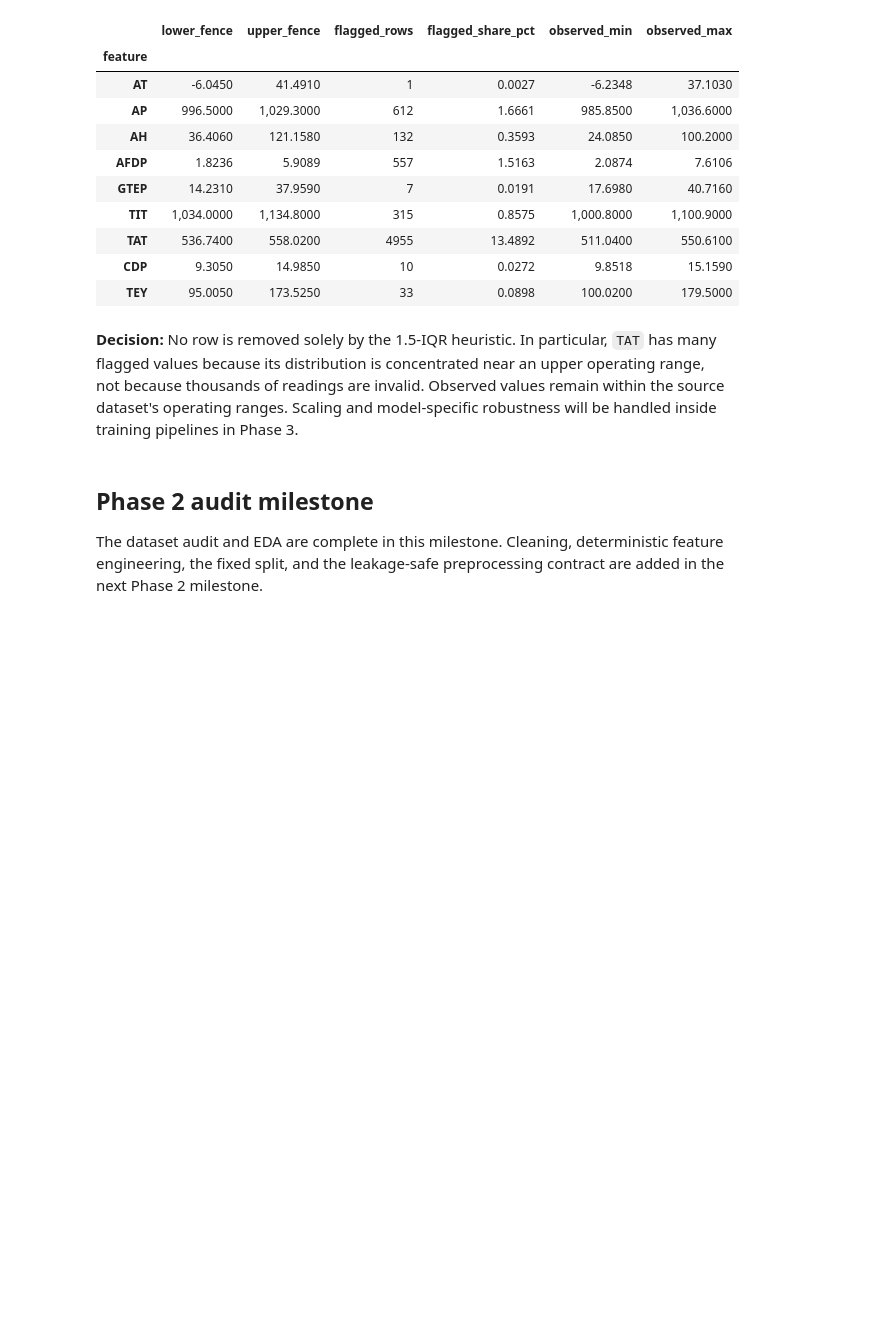
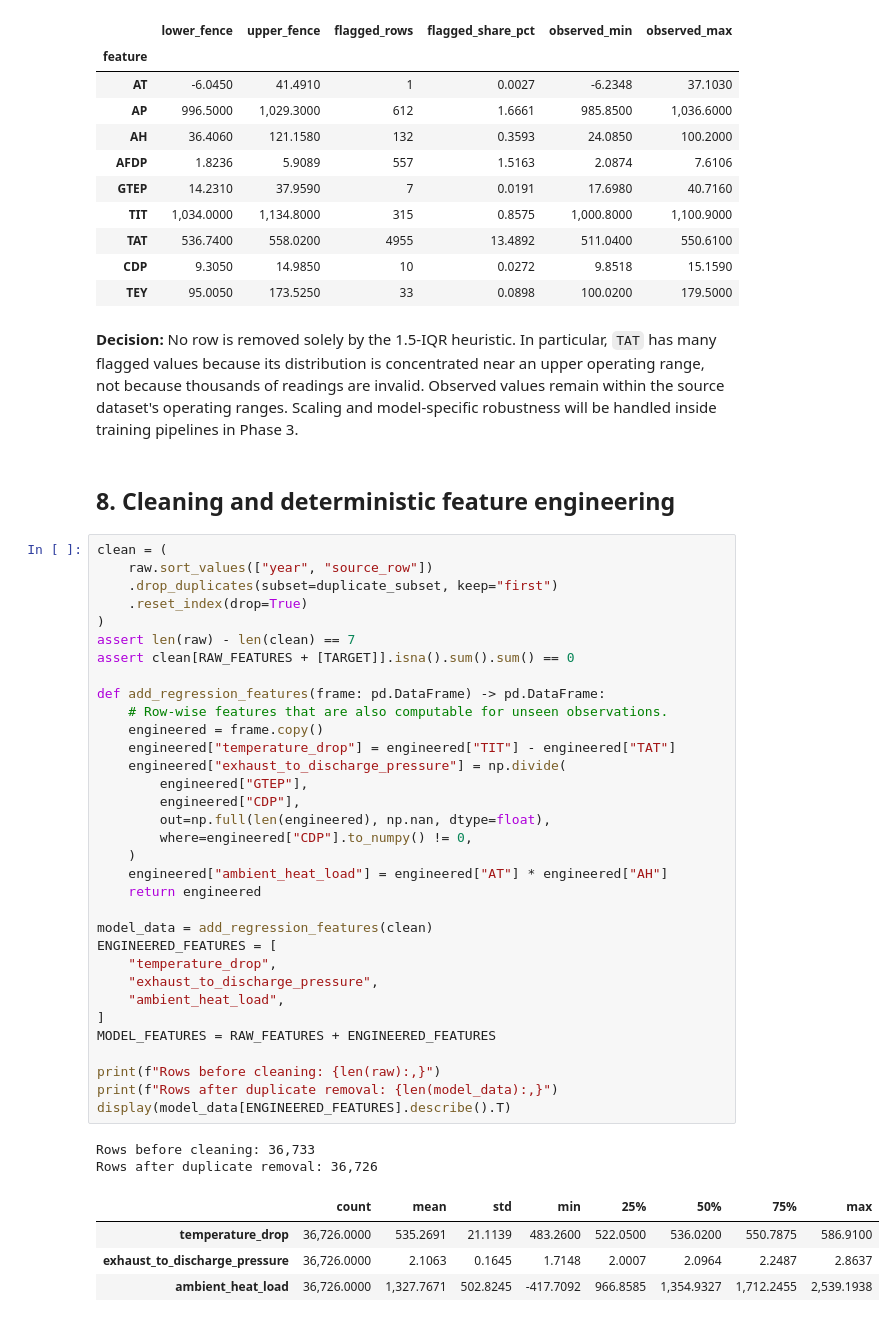
Before and after one commit to Shruhath/23CSE301-ML-Capstone, a Jupyter notebook: notebooks/regression.ipynb, the cells around one changed output. Cells and saved outputs as stored; diff of their text form; blank space fills up the shorter version.

```diff
--- a/notebooks/regression.ipynb
+++ b/notebooks/regression.ipynb
@@ -273,7 +273,45 @@ display(outlier_audit)
 | TEY | 95.0050 | 173.5250 | 33 | 0.0898 | 100.0200 | 179.5000 |
 # %% [markdown]
 **Decision:** No row is removed solely by the 1.5-IQR heuristic. In particular, `TAT` has many flagged values because its distribution is concentrated near an upper operating range, not because thousands of readings are invalid. Observed values remain within the source dataset's operating ranges. Scaling and model-specific robustness will be handled inside training pipelines in Phase 3.
-# %% [markdown]
-## Phase 2 audit milestone
-
-The dataset audit and EDA are complete in this milestone. Cleaning, deterministic feature engineering, the fixed split, and the leakage-safe preprocessing contract are added in the next Phase 2 milestone.
+# %% [markdown]
+## 8. Cleaning and deterministic feature engineering
+# %%
+clean = (
+    raw.sort_values(["year", "source_row"])
+    .drop_duplicates(subset=duplicate_subset, keep="first")
+    .reset_index(drop=True)
+)
+assert len(raw) - len(clean) == 7
+assert clean[RAW_FEATURES + [TARGET]].isna().sum().sum() == 0
+
+def add_regression_features(frame: pd.DataFrame) -> pd.DataFrame:
+    # Row-wise features that are also computable for unseen observations.
+    engineered = frame.copy()
+    engineered["temperature_drop"] = engineered["TIT"] - engineered["TAT"]
+    engineered["exhaust_to_discharge_pressure"] = np.divide(
+        engineered["GTEP"],
+        engineered["CDP"],
+        out=np.full(len(engineered), np.nan, dtype=float),
+        where=engineered["CDP"].to_numpy() != 0,
+    )
+    engineered["ambient_heat_load"] = engineered["AT"] * engineered["AH"]
+    return engineered
+
+model_data = add_regression_features(clean)
+ENGINEERED_FEATURES = [
+    "temperature_drop",
+    "exhaust_to_discharge_pressure",
+    "ambient_heat_load",
+]
+MODEL_FEATURES = RAW_FEATURES + ENGINEERED_FEATURES
+
+print(f"Rows before cleaning: {len(raw):,}")
+print(f"Rows after duplicate removal: {len(model_data):,}")
+display(model_data[ENGINEERED_FEATURES].describe().T)
+# %% [output]
+Rows before cleaning: 36,733
+Rows after duplicate removal: 36,726
+|  | count | mean | std | min | 25% | 50% | 75% | max |
+| temperature_drop | 36,726.0000 | 535.2691 | 21.1139 | 483.2600 | 522.0500 | 536.0200 | 550.7875 | 586.9100 |
+| exhaust_to_discharge_pressure | 36,726.0000 | 2.1063 | 0.1645 | 1.7148 | 2.0007 | 2.0964 | 2.2487 | 2.8637 |
+| ambient_heat_load | 36,726.0000 | 1,327.7671 | 502.8245 | -417.7092 | 966.8585 | 1,354.9327 | 1,712.2455 | 2,539.1938 |
```
Also changed, not shown: parts of 10 cells of this notebook, 1 other file.
